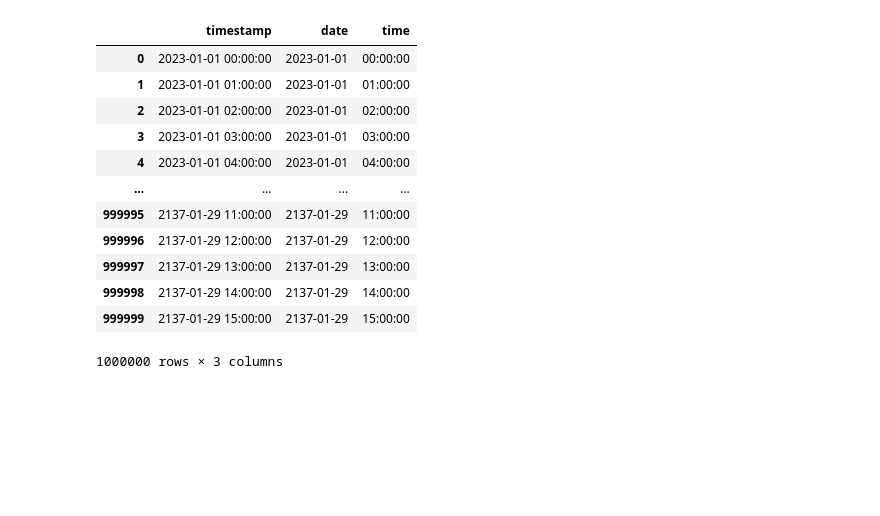
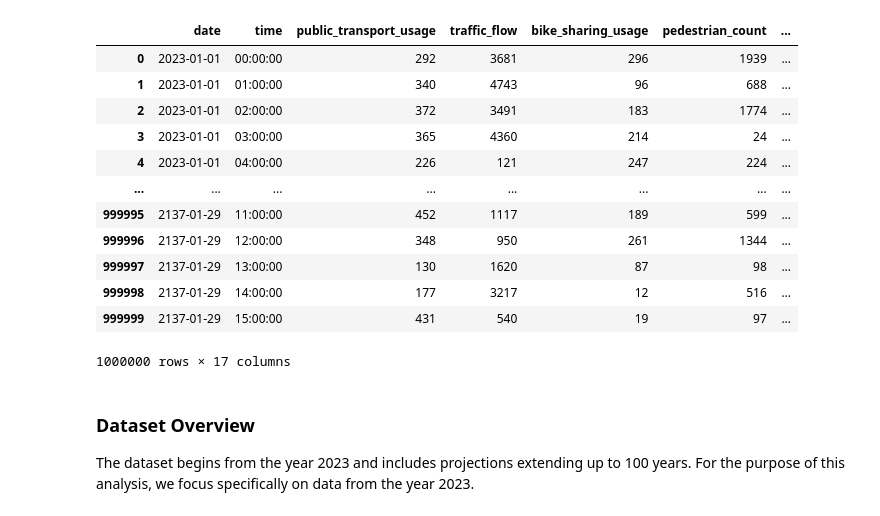
Before and after one commit to hazelglaine/mobility-pattern, a Jupyter notebook: mobility-pattern.ipynb, the cells around one changed output. Saved outputs shown, nothing was run; the diff lists cells and outputs as text; code cells hidden in the pictures; blank space fills up the shorter version.

```diff
--- a/mobility-pattern.ipynb
+++ b/mobility-pattern.ipynb
@@ -92,22 +70,24 @@ plt.show()
 # %%
-dataTime = pd.DataFrame()
+df['timestamp_converted'] = pd.to_datetime(df['timestamp'])
+df = df.drop(columns=['timestamp'])
+df.insert(0,'date',df['timestamp_converted'].dt.date)
+df.insert(1,'time',df['timestamp_converted'].dt.time)
 
-dataTime['timestamp'] = pd.to_datetime(df['timestamp'])
-dataTime['date'] = dataTime['timestamp'].dt.date
-dataTime['time'] = dataTime['timestamp'].dt.time
-
-display(dataTime)
+display(df)
 # %% [output]
-|  | timestamp | date | time |
-| 0 | 2023-01-01 00:00:00 | 2023-01-01 | 00:00:00 |
-| 1 | 2023-01-01 01:00:00 | 2023-01-01 | 01:00:00 |
-| 2 | 2023-01-01 02:00:00 | 2023-01-01 | 02:00:00 |
-| 3 | 2023-01-01 03:00:00 | 2023-01-01 | 03:00:00 |
-| 4 | 2023-01-01 04:00:00 | 2023-01-01 | 04:00:00 |
-| ... | ... | ... | ... |
-| 999995 | 2137-01-29 11:00:00 | 2137-01-29 | 11:00:00 |
-| 999996 | 2137-01-29 12:00:00 | 2137-01-29 | 12:00:00 |
-| 999997 | 2137-01-29 13:00:00 | 2137-01-29 | 13:00:00 |
-| 999998 | 2137-01-29 14:00:00 | 2137-01-29 | 14:00:00 |
-| 999999 | 2137-01-29 15:00:00 | 2137-01-29 | 15:00:00 |
+|  | date | time | public_transport_usage | traffic_flow | bike_sharing_usage | pedestrian_count | ... |
+| 0 | 2023-01-01 | 00:00:00 | 292 | 3681 | 296 | 1939 | ... |
+| 1 | 2023-01-01 | 01:00:00 | 340 | 4743 | 96 | 688 | ... |
+| 2 | 2023-01-01 | 02:00:00 | 372 | 3491 | 183 | 1774 | ... |
+| 3 | 2023-01-01 | 03:00:00 | 365 | 4360 | 214 | 24 | ... |
+| 4 | 2023-01-01 | 04:00:00 | 226 | 121 | 247 | 224 | ... |
+| ... | ... | ... | ... | ... | ... | ... | ... |
+| 999995 | 2137-01-29 | 11:00:00 | 452 | 1117 | 189 | 599 | ... |
+| 999996 | 2137-01-29 | 12:00:00 | 348 | 950 | 261 | 1344 | ... |
+| 999997 | 2137-01-29 | 13:00:00 | 130 | 1620 | 87 | 98 | ... |
+| 999998 | 2137-01-29 | 14:00:00 | 177 | 3217 | 12 | 516 | ... |
+| 999999 | 2137-01-29 | 15:00:00 | 431 | 540 | 19 | 97 | ... |
-1000000 rows × 3 columns
+1000000 rows × 17 columns
+# %% [markdown]
+### Dataset Overview
+The dataset begins from the year 2023 and includes projections extending up to 100 years. For the purpose of this analysis, we focus specifically on data from the year 2023.
```
Also changed, not shown: parts of 13 cells of this notebook.
